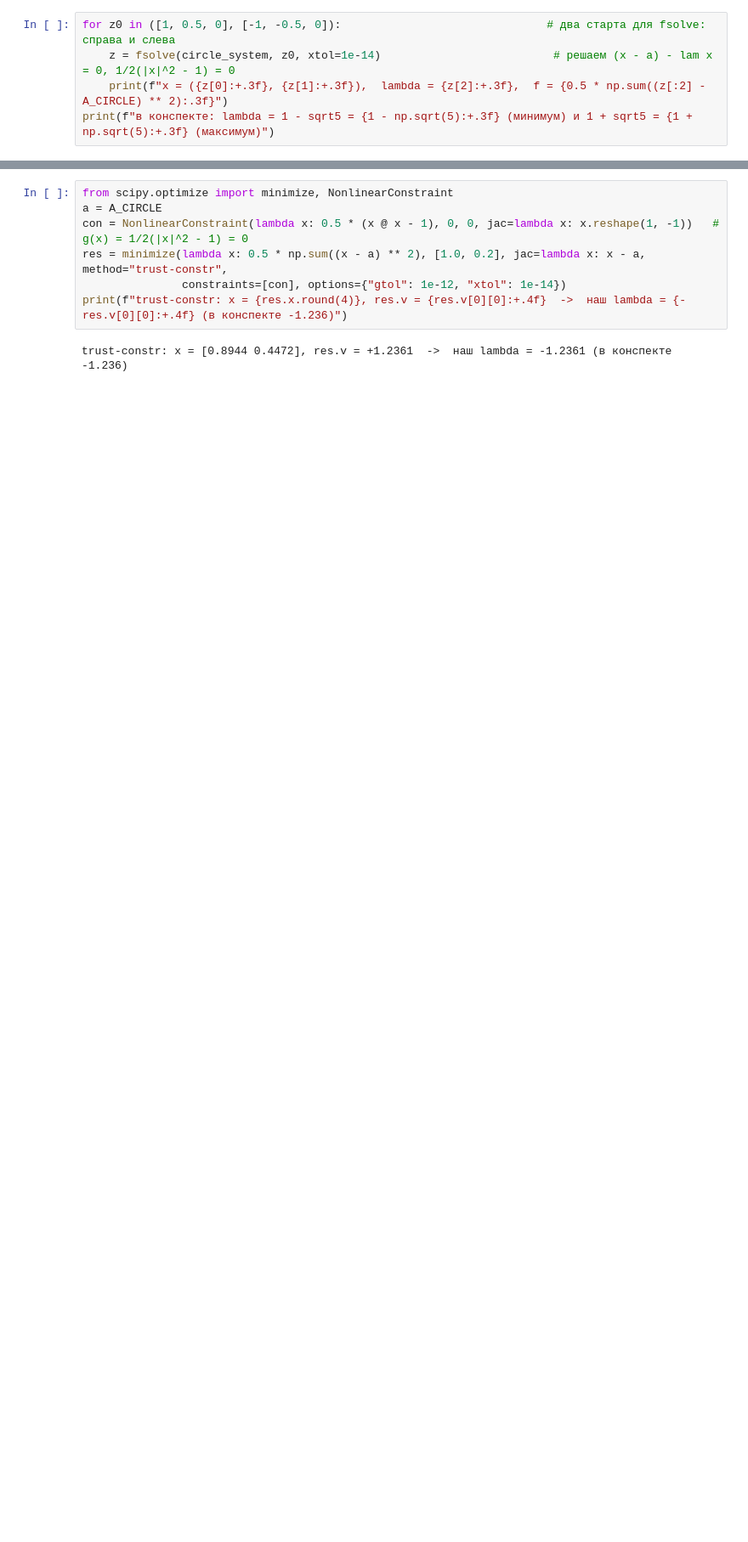
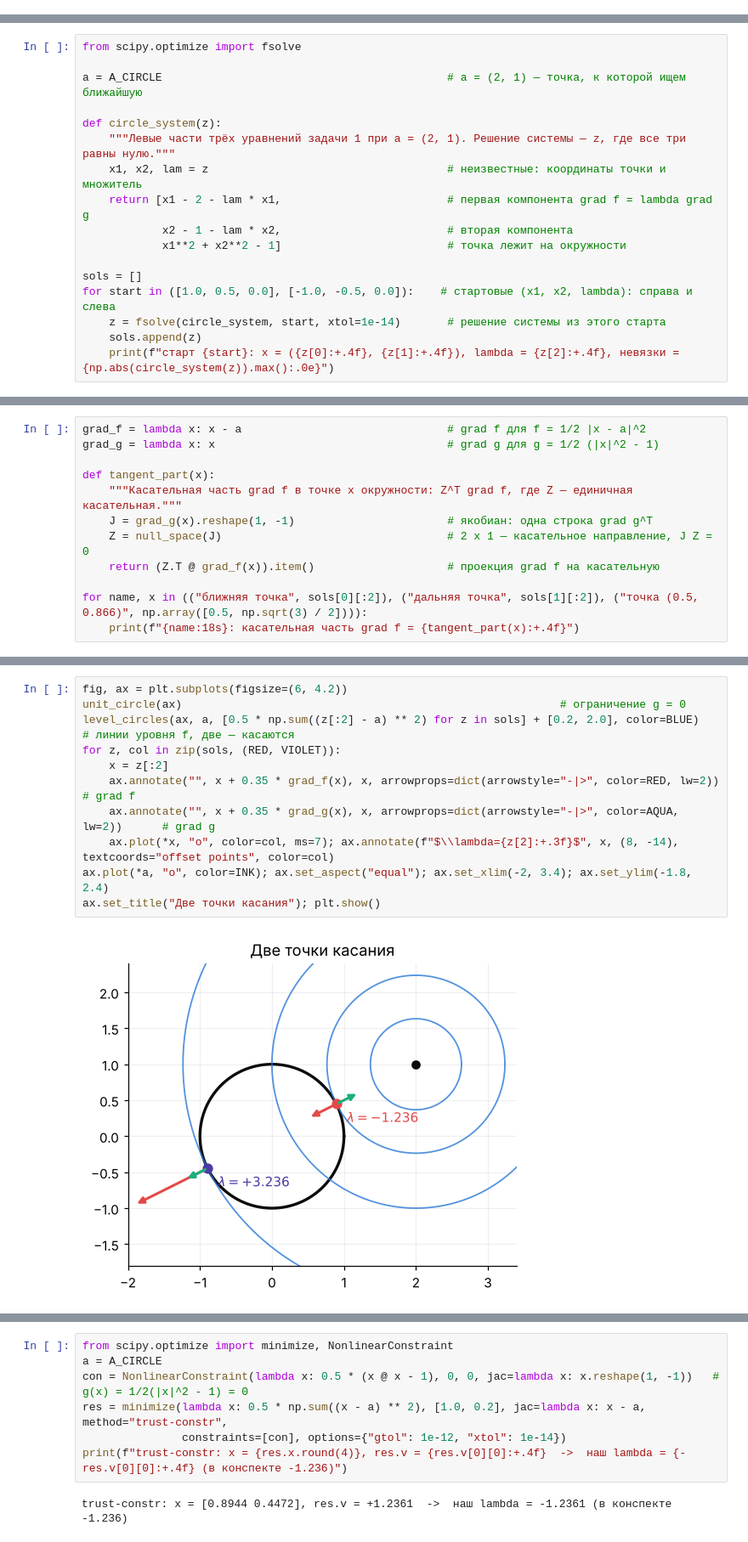
Before and after one commit to IlyaChichkanov/Numerical-Optimization, a Jupyter notebook: lectures/lecture08/demo08.ipynb, the cells around one changed output, grey strips where cells are left out. Shown at 85% size. Saved outputs shown, nothing was run; the diff lists cells and outputs as text; blank space fills up the shorter version.

```diff
--- a/lectures/lecture08/demo08.ipynb
+++ b/lectures/lecture08/demo08.ipynb
@@ -138,5 +0,0 @@ def unit_circle(ax, color=INK, lw=2.2):
-# %%
-for z0 in ([1, 0.5, 0], [-1, -0.5, 0]):                               # два старта для fsolve: справа и слева
-    z = fsolve(circle_system, z0, xtol=1e-14)                          # решаем (x - a) - lam x = 0, 1/2(|x|^2 - 1) = 0
-    print(f"x = ({z[0]:+.3f}, {z[1]:+.3f}),  lambda = {z[2]:+.3f},  f = {0.5 * np.sum((z[:2] - A_CIRCLE) ** 2):.3f}")
-print(f"в конспекте: lambda = 1 - sqrt5 = {1 - np.sqrt(5):+.3f} (минимум) и 1 + sqrt5 = {1 + np.sqrt(5):+.3f} (максимум)")
@@ -337,0 +191,17 @@ print(f"|grad f + J^T lam_g|     = {np.linalg.norm(gf + J.T @ sol_lam_g):.1e}
+# %%
+from scipy.optimize import fsolve
+
+a = A_CIRCLE                                           # a = (2, 1) — точка, к которой ищем ближайшую
+
+def circle_system(z):
+    """Левые части трёх уравнений задачи 1 при a = (2, 1). Решение системы — z, где все три равны нулю."""
+    x1, x2, lam = z                                    # неизвестные: координаты точки и множитель
+    return [x1 - 2 - lam * x1,                         # первая компонента grad f = lambda grad g
+            x2 - 1 - lam * x2,                         # вторая компонента
+            x1**2 + x2**2 - 1]                         # точка лежит на окружности
+
+sols = []
+for start in ([1.0, 0.5, 0.0], [-1.0, -0.5, 0.0]):    # стартовые (x1, x2, lambda): справа и слева
+    z = fsolve(circle_system, start, xtol=1e-14)       # решение системы из этого старта
+    sols.append(z)
+    print(f"старт {start}: x = ({z[0]:+.4f}, {z[1]:+.4f}), lambda = {z[2]:+.4f}, невязки = {np.abs(circle_system(z)).max():.0e}")
@@ -337,0 +215,12 @@ print(f"|grad f + J^T lam_g|     = {np.linalg.norm(gf + J.T @ sol_lam_g):.1e}
+# %%
+grad_f = lambda x: x - a                               # grad f для f = 1/2 |x - a|^2
+grad_g = lambda x: x                                   # grad g для g = 1/2 (|x|^2 - 1)
+
+def tangent_part(x):
+    """Касательная часть grad f в точке x окружности: Z^T grad f, где Z — единичная касательная."""
+    J = grad_g(x).reshape(1, -1)                       # якобиан: одна строка grad g^T
+    Z = null_space(J)                                  # 2 x 1 — касательное направление, J Z = 0
+    return (Z.T @ grad_f(x)).item()                    # проекция grad f на касательную
+
+for name, x in (("ближняя точка", sols[0][:2]), ("дальняя точка", sols[1][:2]), ("точка (0.5, 0.866)", np.array([0.5, np.sqrt(3) / 2]))):
+    print(f"{name:18s}: касательная часть grad f = {tangent_part(x):+.4f}")
@@ -337,0 +253,13 @@ print(f"|grad f + J^T lam_g|     = {np.linalg.norm(gf + J.T @ sol_lam_g):.1e}
+# %%
+fig, ax = plt.subplots(figsize=(6, 4.2))
+unit_circle(ax)                                                         # ограничение g = 0
+level_circles(ax, a, [0.5 * np.sum((z[:2] - a) ** 2) for z in sols] + [0.2, 2.0], color=BLUE)   # линии уровня f, две — касаются
+for z, col in zip(sols, (RED, VIOLET)):
+    x = z[:2]
+    ax.annotate("", x + 0.35 * grad_f(x), x, arrowprops=dict(arrowstyle="-|>", color=RED, lw=2))       # grad f
+    ax.annotate("", x + 0.35 * grad_g(x), x, arrowprops=dict(arrowstyle="-|>", color=AQUA, lw=2))      # grad g
+    ax.plot(*x, "o", color=col, ms=7); ax.annotate(f"$\\lambda={z[2]:+.3f}$", x, (8, -14), textcoords="offset points", color=col)
+ax.plot(*a, "o", color=INK); ax.set_aspect("equal"); ax.set_xlim(-2, 3.4); ax.set_ylim(-1.8, 2.4)
+ax.set_title("Две точки касания"); plt.show()
+# %% [output]
+[figure, added]
```
Also changed, not shown: parts of 73 cells of this notebook, 8 other files.
